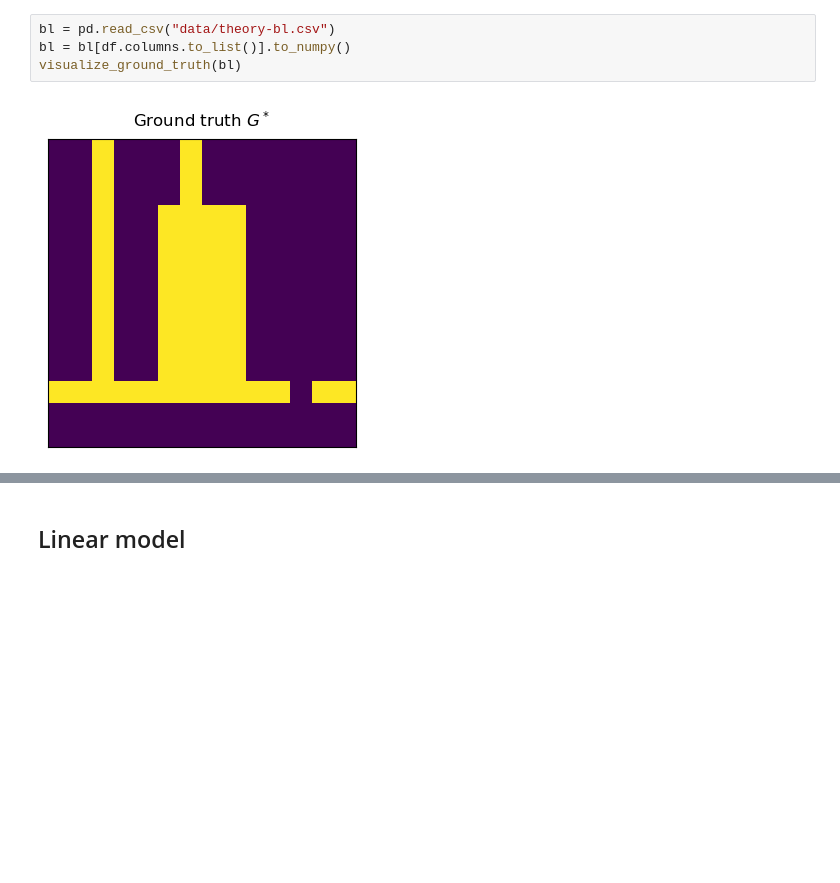
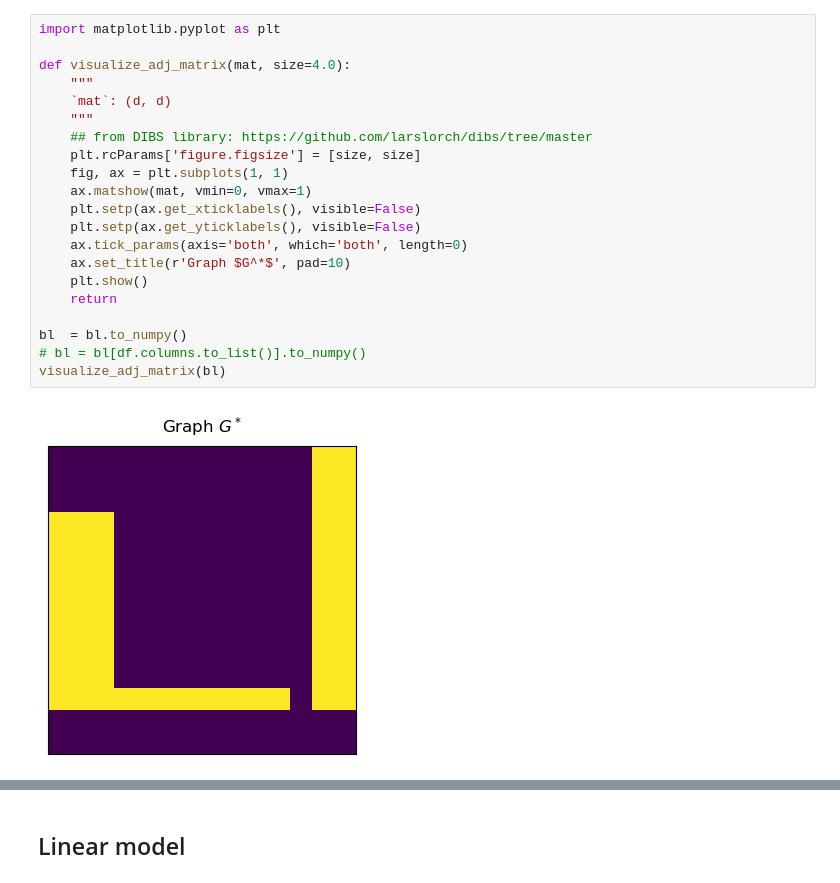
Before and after one commit to derekpowell/nonlinear-bns, a Jupyter notebook: dagma-vacc.ipynb, the cells around one changed output, grey strips where cells are left out. Saved outputs shown, nothing was run; the diff lists cells and outputs as text; blank space fills up the shorter version.

```diff
--- a/dagma-vacc.ipynb
+++ b/dagma-vacc.ipynb
@@ -31,9 +35,26 @@ df.head()
-# %%
-bl = pd.read_csv("data/theory-bl.csv")
-bl = bl[df.columns.to_list()].to_numpy()
-visualize_ground_truth(bl)
-# %% [output]
-[figure, removed]
+# %%
+import matplotlib.pyplot as plt
+
+def visualize_adj_matrix(mat, size=4.0):
+    """
+    `mat`: (d, d)
+    """
+    ## from DIBS library: https://github.com/larslorch/dibs/tree/master
+    plt.rcParams['figure.figsize'] = [size, size]
+    fig, ax = plt.subplots(1, 1)
+    ax.matshow(mat, vmin=0, vmax=1)
+    plt.setp(ax.get_xticklabels(), visible=False)
+    plt.setp(ax.get_yticklabels(), visible=False)
+    ax.tick_params(axis='both', which='both', length=0)
+    ax.set_title(r'Graph $G^*$', pad=10)
+    plt.show()
+    return
+
+bl  = bl.to_numpy()
+# bl = bl[df.columns.to_list()].to_numpy()
+visualize_adj_matrix(bl)
+# %% [output]
+[figure, added]
 # %%
 import torch
 from dagma import utils
```
Also changed, not shown: parts of 14 cells of this notebook.
